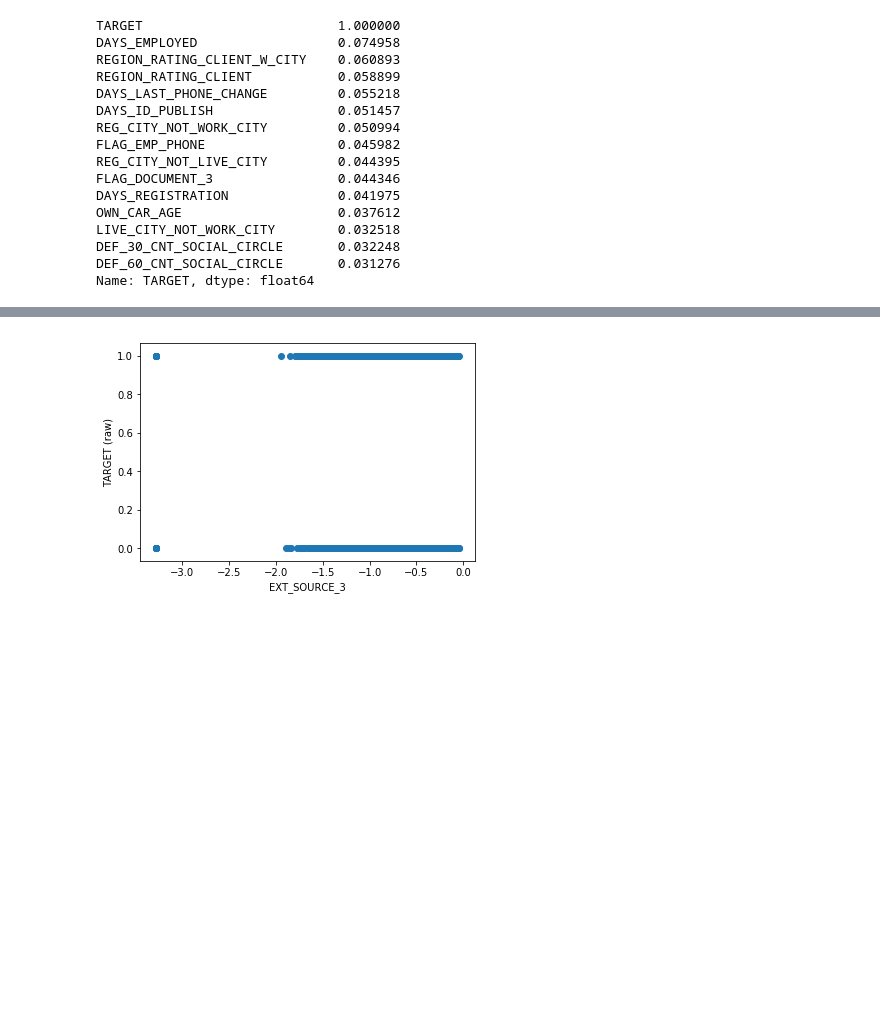
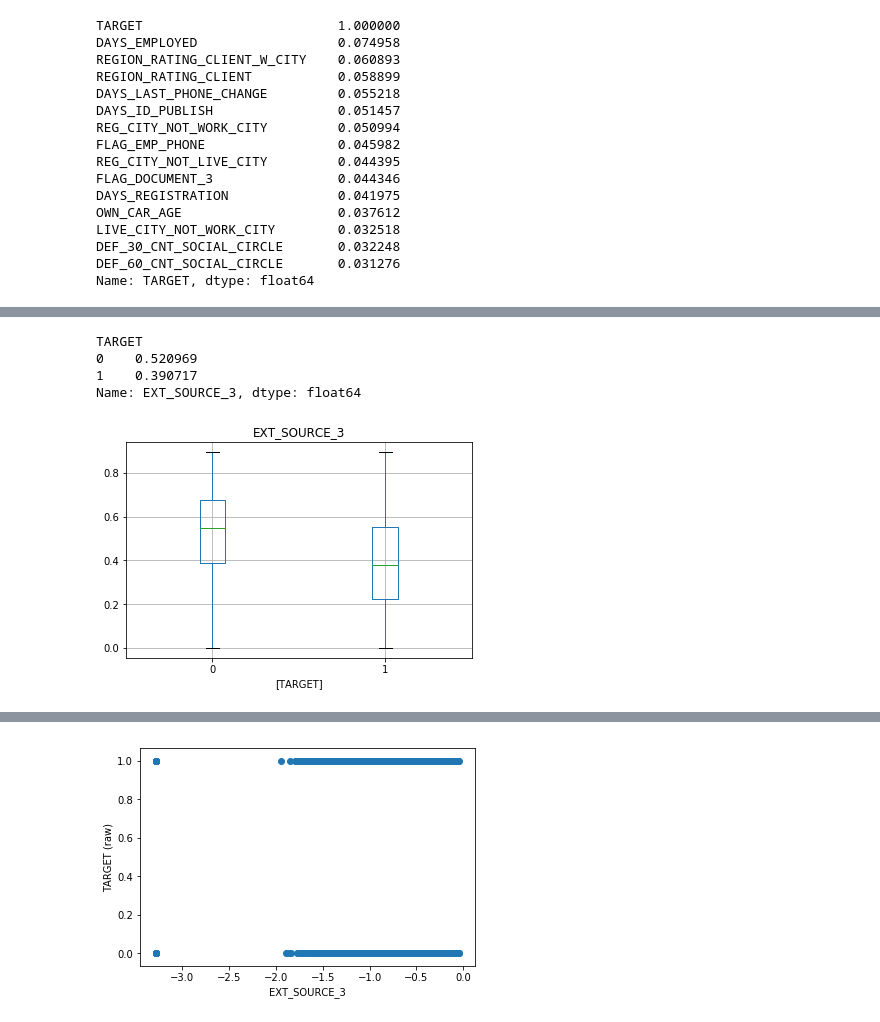
Before and after one commit to linhui1017/2nd-ML100Days, a Jupyter notebook: homework/Day_010_HW.ipynb, the cells around one changed output, grey strips where cells are left out. Cells and saved outputs as stored; diff of their text form; code cells hidden in the pictures; blank space fills up the shorter version.

```diff
--- a/homework/Day_010_HW.ipynb
+++ b/homework/Day_010_HW.ipynb
@@ -160,0 +134,17 @@ Correlation: -0.0440
+# %%
+grp = ['TARGET']
+grouped_df = app_train.groupby(grp)['EXT_SOURCE_3']
+grouped_df.mean()
+# %% [output]
+TARGET
+0    0.520969
+1    0.390717
+Name: EXT_SOURCE_3, dtype: float64
+# %%
+plt_column =['EXT_SOURCE_3']
+plt_by = [ 'TARGET']
+app_train.boxplot(column=plt_column, by = plt_by, showfliers = False)
+plt.suptitle('')
+plt.show()
+# %% [output]
+[figure, added]
```
Also changed, not shown: parts of 5 cells of this notebook.
